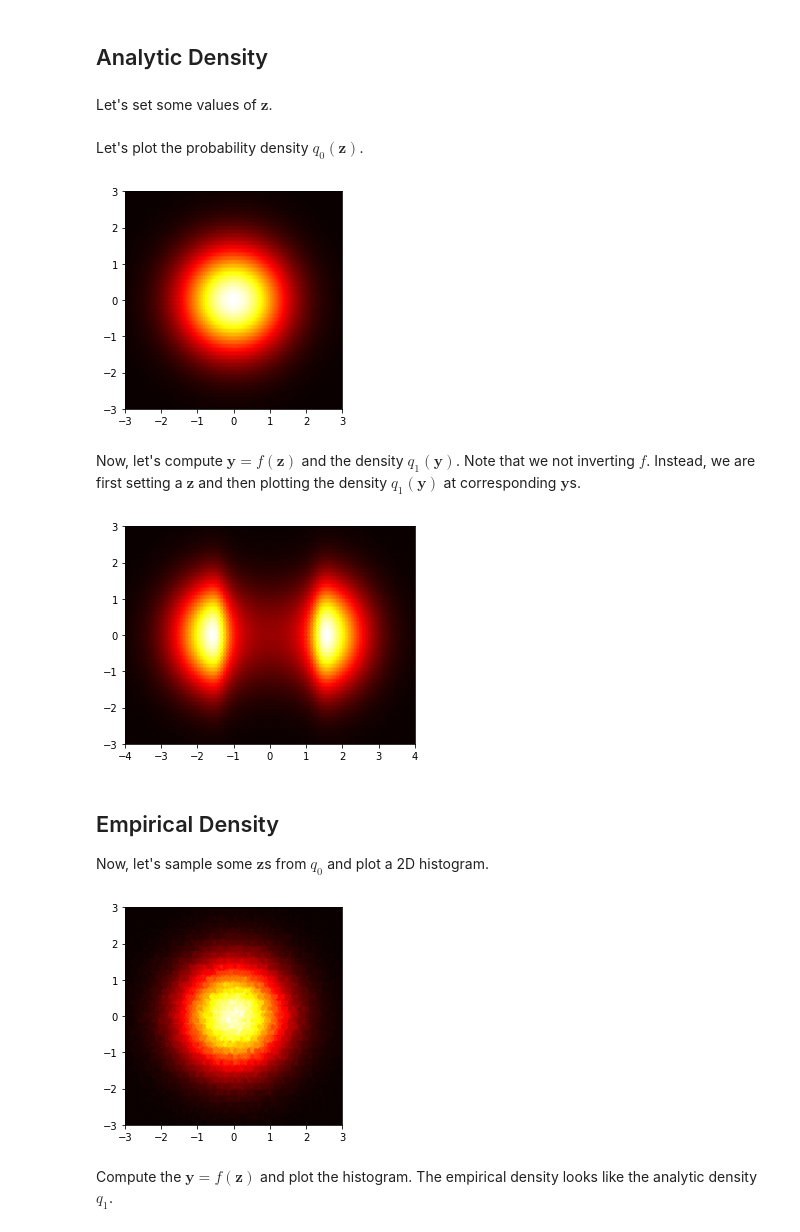
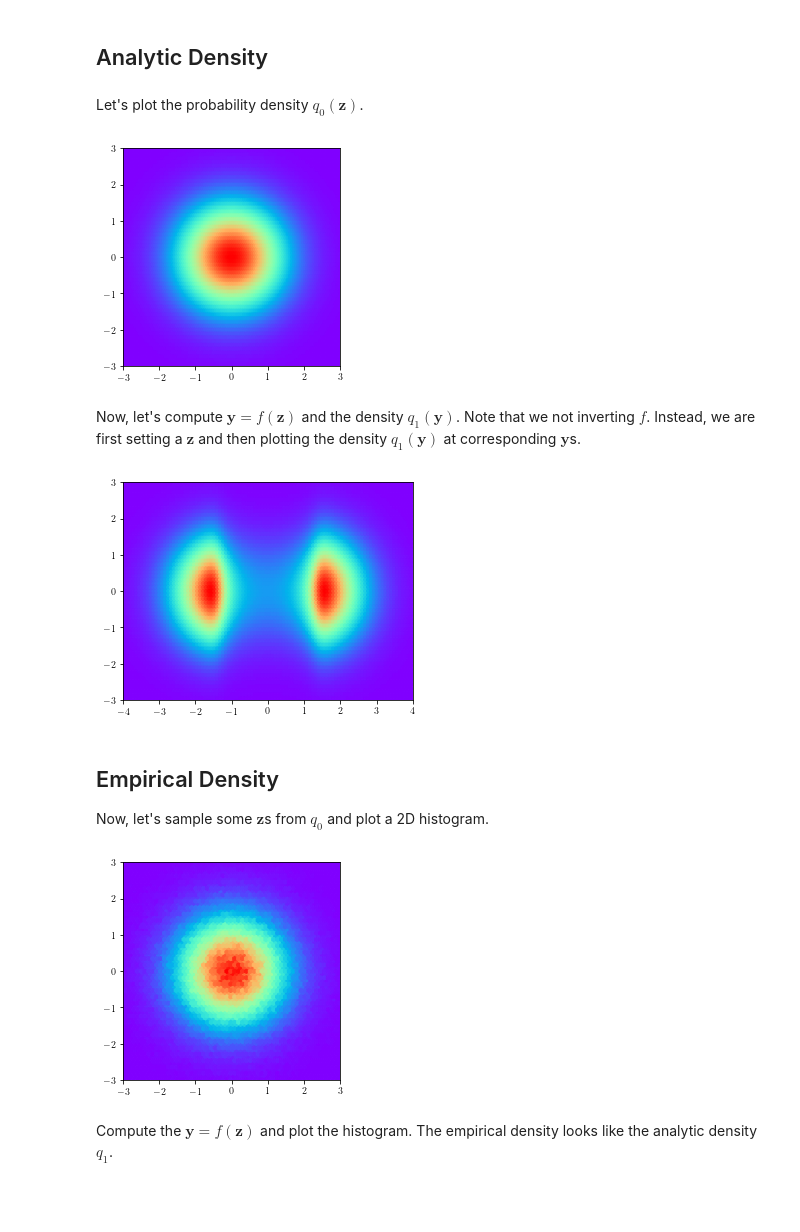
Before and after one commit to abdulfatir/normalizing-flows, a Jupyter notebook: PlanarFlow-Visualization.ipynb, the cells around one changed output. Saved outputs shown, nothing was run; the diff lists cells and outputs as text; code cells hidden in the pictures; blank space fills up the shorter version.

```diff
--- a/PlanarFlow-Visualization.ipynb
+++ b/PlanarFlow-Visualization.ipynb
@@ -4,6 +6,9 @@ import numpy as np
 import matplotlib
 import matplotlib.pylab as plt
 import itertools
+
+plt.rc('text', usetex=True)
+plt.rc('font', family='serif')
 # %%
 def mvn_pdf(X, mu=np.array([[0, 0]]), sig=np.array([[1, 0.], [0., 1]])):
     import numpy.linalg as LA
@@ -37,5 +43,5 @@ def f(z):
 
 def det_J(z):
     psi = h_prime(np.dot(z, w) + b).reshape(-1,1) * w
-    y = np.abs(1 + np.dot(psi, u.reshape(-1,1)))
-    return y
+    det = np.abs(1 + np.dot(psi, u.reshape(-1,1)))
+    return det
@@ -42,7 +64,5 @@ def det_J(z):
 # %% [markdown]
 ## Analytic Density
-# %% [markdown]
-Let's set some values of $\mathbf{z}$.
 # %%
 r = np.linspace(-3, 3, 1000)
 z = np.array(np.meshgrid(r, r)).transpose(1, 2, 0)
@@ -51,37 +71,37 @@ z = np.reshape(z, [z.shape[0] * z.shape[1], -1])
 Let's plot the probability density $q_0(\mathbf{z})$.
 # %%
 q0 = mvn_pdf(z)
-plt.hexbin(z[:,0], z[:,1], C=q0.squeeze(), cmap='hot')
+plt.hexbin(z[:,0], z[:,1], C=q0.squeeze(), cmap='rainbow')
 plt.gca().set_aspect('equal', adjustable='box')
 plt.xlim([-3, 3])
 plt.ylim([-3, 3])
 plt.show()
 # %% [output]
-[figure, old version]
+[figure, new version]
 # %% [markdown]
 Now, let's compute $\mathbf{y} = f(\mathbf{z})$ and the density $q_1(\mathbf{y})$. Note that we not inverting $f$. Instead, we are first setting a $\mathbf{z}$ and then plotting the density $q_1(\mathbf{y})$ at corresponding $\mathbf{y}$s.
 # %%
 q1 = q0.squeeze()/det_J(z).squeeze()
 y = f(z)
-plt.hexbin(y[:,0], y[:,1], C=q1.squeeze(), cmap='hot')
+plt.hexbin(y[:,0], y[:,1], C=q1.squeeze(), cmap='rainbow')
 plt.gca().set_aspect('equal', adjustable='box')
 plt.xlim([-4, 4])
 plt.ylim([-3, 3])
 plt.show()
 # %% [output]
-[figure, old version]
+[figure, new version]
 # %% [markdown]
 ## Empirical Density
 Now, let's sample some $\mathbf{z}$s from $q_0$ and plot a 2D histogram.
 # %%
 z = np.random.normal(size=(int(1e6),2))
-plt.hexbin(z[:,0], z[:,1], cmap='hot')
+plt.hexbin(z[:,0], z[:,1], cmap='rainbow')
 plt.gca().set_aspect('equal', adjustable='box')
 plt.xlim([-3, 3])
 plt.ylim([-3, 3])
 plt.show()
 # %% [output]
-[figure, old version]
+[figure, new version]
 # %% [markdown]
 Compute the $\mathbf{y} = f(\mathbf{z})$ and plot the histogram. The empirical density looks like the analytic density $q_1$.
 # %%
```
Also changed, not shown: parts of 5 cells of this notebook, 4 other files.
